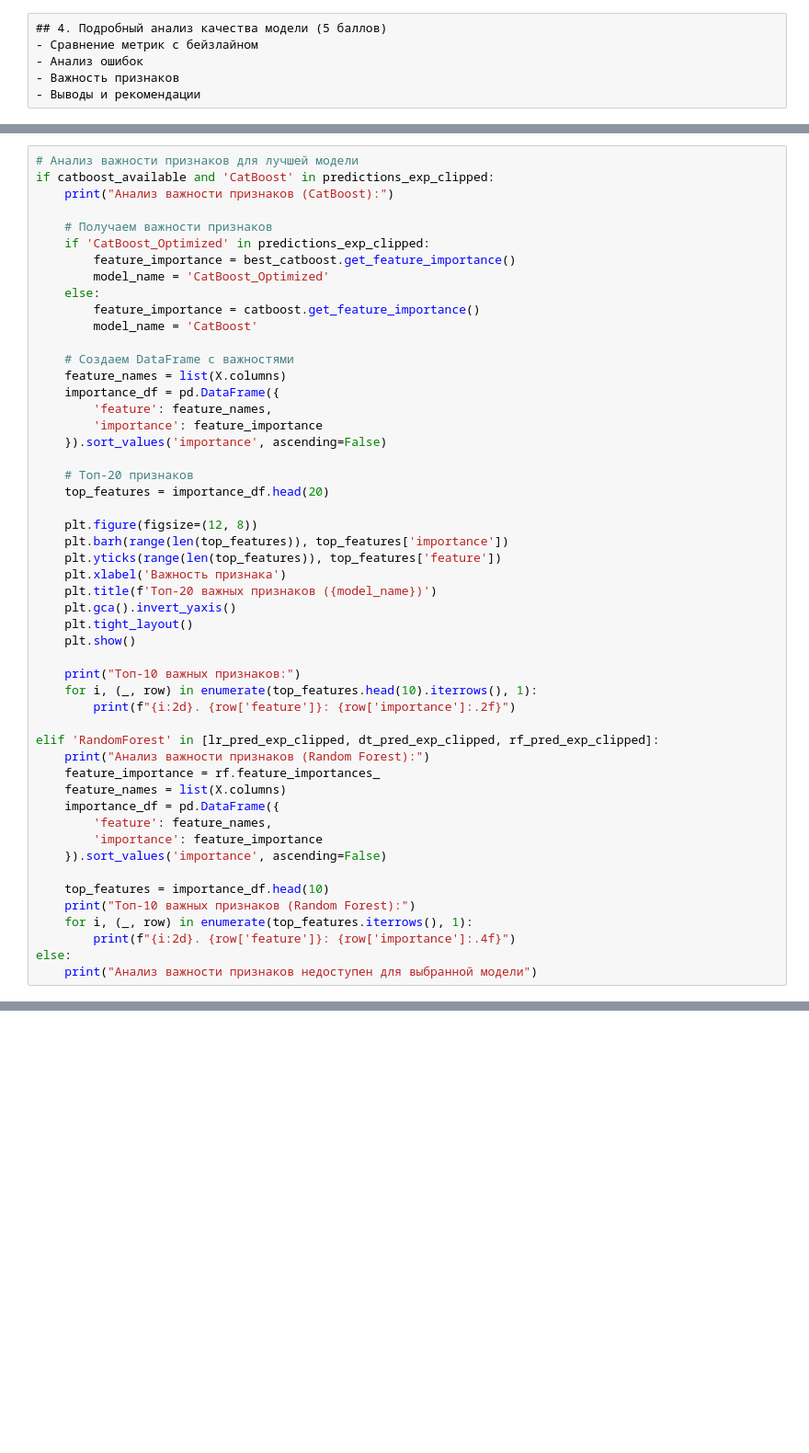
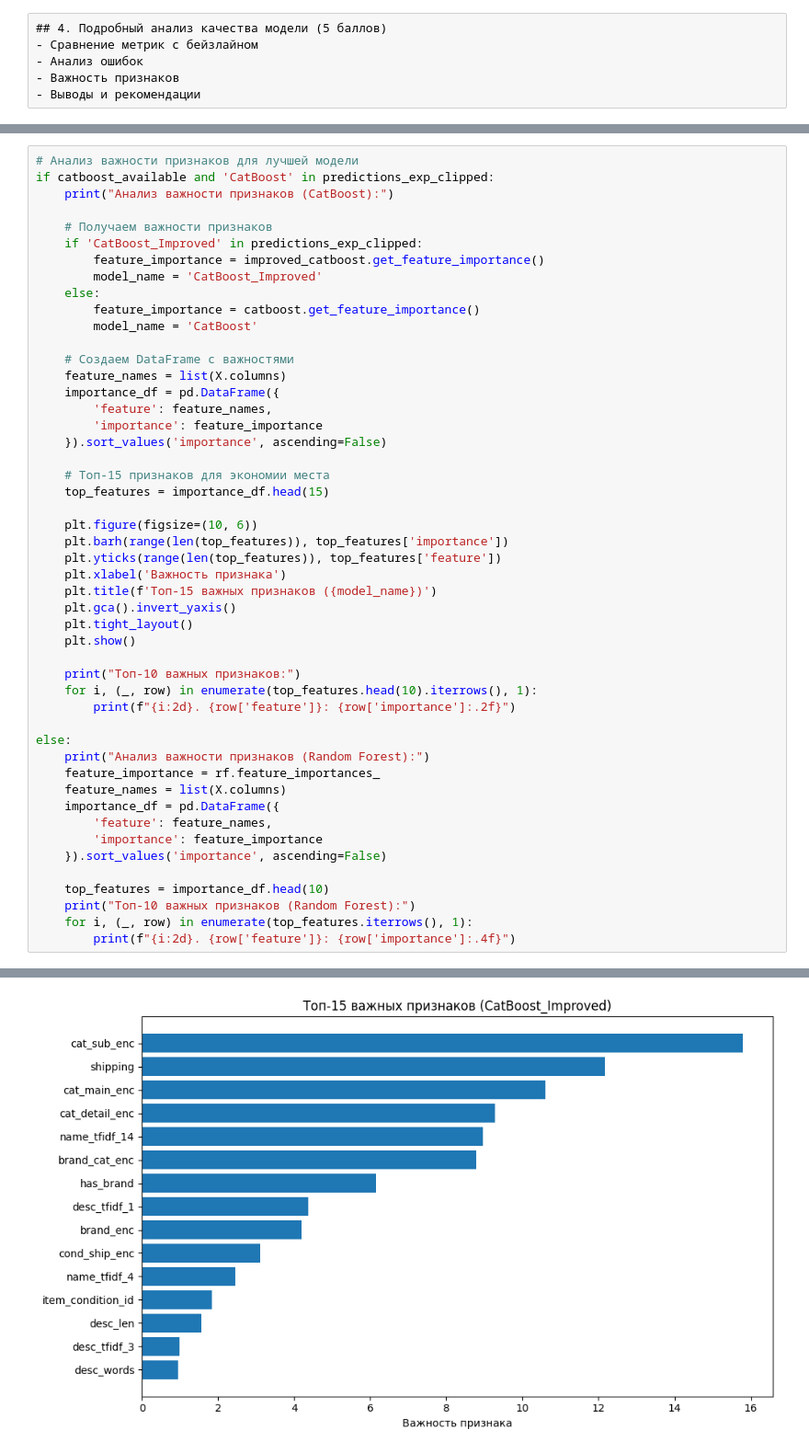
Before and after one commit to potapovkd/mlops4, a Jupyter notebook: Mercari_Pricing_Improved.ipynb, the cells around one changed output, grey strips where cells are left out. Shown: that part at 92% size. Saved outputs shown, nothing was run; the diff lists cells and outputs as text; blank space fills up the shorter version.

Commit message:
Refactor Mercari pricing model notebook for improved performance and clarity

```diff
--- a/Mercari_Pricing_Improved.ipynb
+++ b/Mercari_Pricing_Improved.ipynb
@@ -448,9 +480,9 @@ if catboost_available and 'CatBoost' in predictions_exp_clipped:
     print("Анализ важности признаков (CatBoost):")
 
     # Получаем важности признаков
-    if 'CatBoost_Optimized' in predictions_exp_clipped:
-        feature_importance = best_catboost.get_feature_importance()
-        model_name = 'CatBoost_Optimized'
+    if 'CatBoost_Improved' in predictions_exp_clipped:
+        feature_importance = improved_catboost.get_feature_importance()
+        model_name = 'CatBoost_Improved'
     else:
         feature_importance = catboost.get_feature_importance()
         model_name = 'CatBoost'
@@ -462,14 +494,14 @@ if catboost_available and 'CatBoost' in predictions_exp_clipped:
         'importance': feature_importance
     }).sort_values('importance', ascending=False)
 
-    # Топ-20 признаков
-    top_features = importance_df.head(20)
+    # Топ-15 признаков для экономии места
+    top_features = importance_df.head(15)
 
-    plt.figure(figsize=(12, 8))
+    plt.figure(figsize=(10, 6))
     plt.barh(range(len(top_features)), top_features['importance'])
     plt.yticks(range(len(top_features)), top_features['feature'])
     plt.xlabel('Важность признака')
-    plt.title(f'Топ-20 важных признаков ({model_name})')
+    plt.title(f'Топ-15 важных признаков ({model_name})')
     plt.gca().invert_yaxis()
     plt.tight_layout()
     plt.show()
@@ -478,7 +510,7 @@ if catboost_available and 'CatBoost' in predictions_exp_clipped:
     for i, (_, row) in enumerate(top_features.head(10).iterrows(), 1):
         print(f"{i:2d}. {row['feature']}: {row['importance']:.2f}")
 
-elif 'RandomForest' in [lr_pred_exp_clipped, dt_pred_exp_clipped, rf_pred_exp_clipped]:
+else:
     print("Анализ важности признаков (Random Forest):")
     feature_importance = rf.feature_importances_
     feature_names = list(X.columns)
@@ -491,5 +523,4 @@ elif 'RandomForest' in [lr_pred_exp_clipped, dt_pred_exp_clipped, rf_pred_exp_cl
     print("Топ-10 важных признаков (Random Forest):")
     for i, (_, row) in enumerate(top_features.iterrows(), 1):
         print(f"{i:2d}. {row['feature']}: {row['importance']:.4f}")
-else:
-    print("Анализ важности признаков недоступен для выбранной модели")
+# %% [output]
@@ -495,0 +528 @@ else:
+[figure, added]
```
Also changed, not shown: parts of 19 cells of this notebook.
